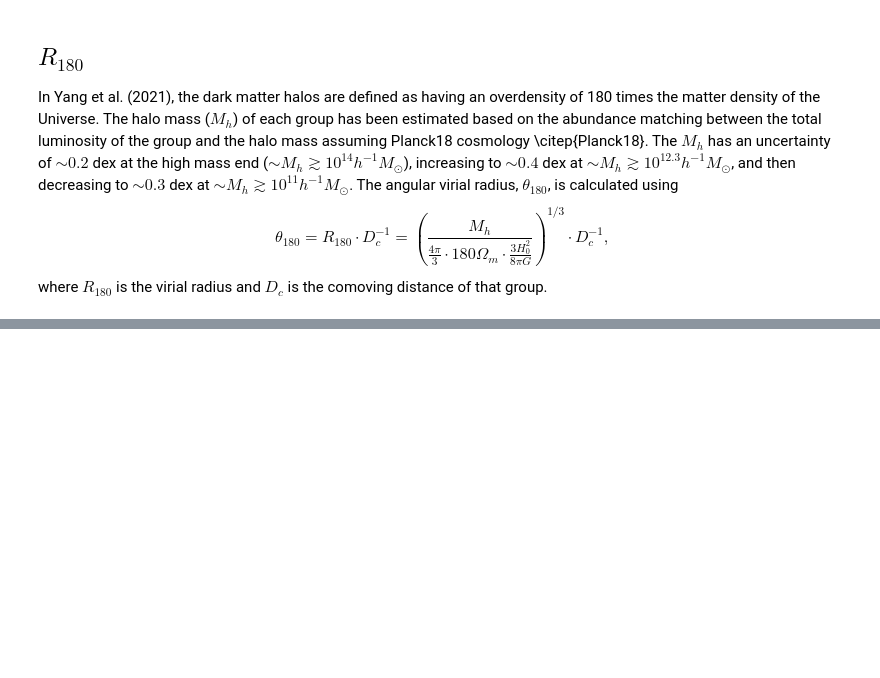
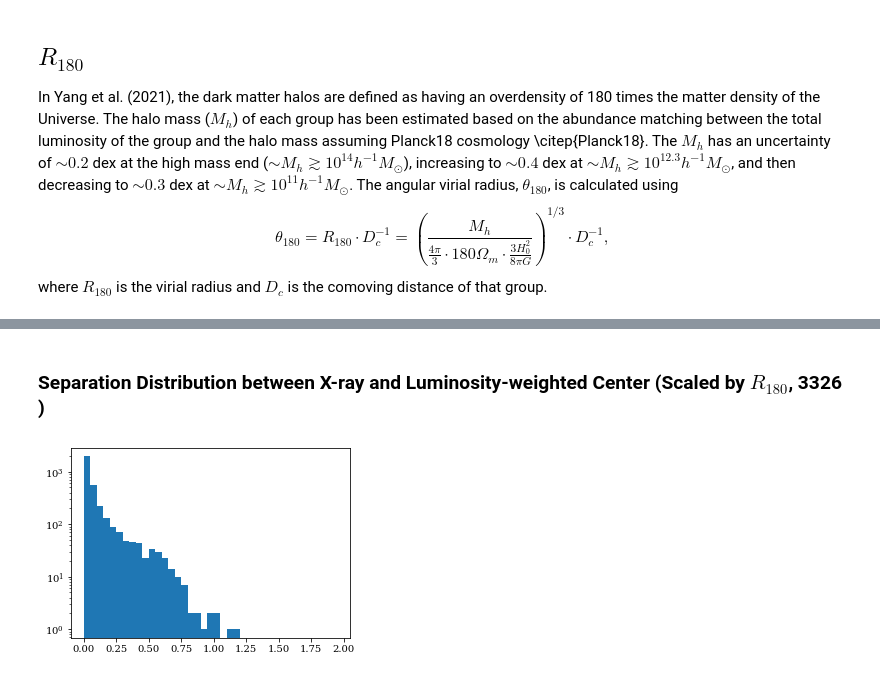
Before and after one commit to weiguangcui/cluster-outer-profile, a Jupyter notebook: scripts/01_data_exploration.ipynb, the cells around one changed output, grey strips where cells are left out. Drawn from its saved outputs; the diff is of its cells as text; code cells hidden in the pictures; blank space fills up the shorter version.

```diff
--- a/scripts/01_data_exploration.ipynb
+++ b/scripts/01_data_exploration.ipynb
@@ -86,6 +86,7 @@ luw_pos = SkyCoord(Cens['ragroup']*u.deg, Cens['decgroup']*u.deg)
 # %%
 bx_sep = bcg_pos.separation(xry_pos).to('arcsec').value
 bw_sep = bcg_pos.separation(luw_pos).to('arcsec').value
+xw_sep = xry_pos.separation(luw_pos).to('arcsec').value
 # %%
 np.sum(bx_sep==0), len(Cens)-np.sum(bx_sep==0)
 # 70022 DESI groups have no counterparts in X-ray Catalog, only 3326 of them have.
@@ -107,0 +113,9 @@ plt.yscale('log')
+# %% [markdown]
+### Separation Distribution between X-ray and Luminosity-weighted Center (Scaled by $R_{180}$, 3326 )
+# %%
+plt.figure(figsize=(5,3.5))
+sel_ = (bx_sep>0)
+plt.hist(xw_sep[sel_]/(Cens['R180_ang'][sel_]/np.pi*180*3600), np.arange(0,2,0.05))
+plt.yscale('log')
+# %% [output]
+[figure, added]
```
Also changed, not shown: parts of 2 cells of this notebook.
